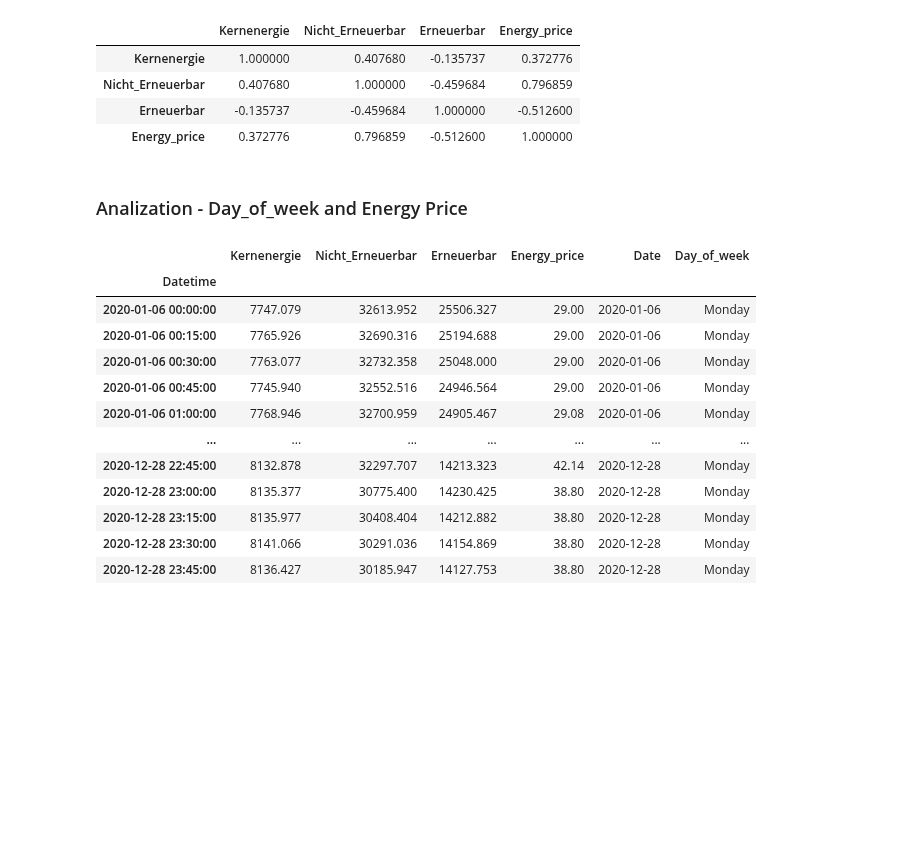
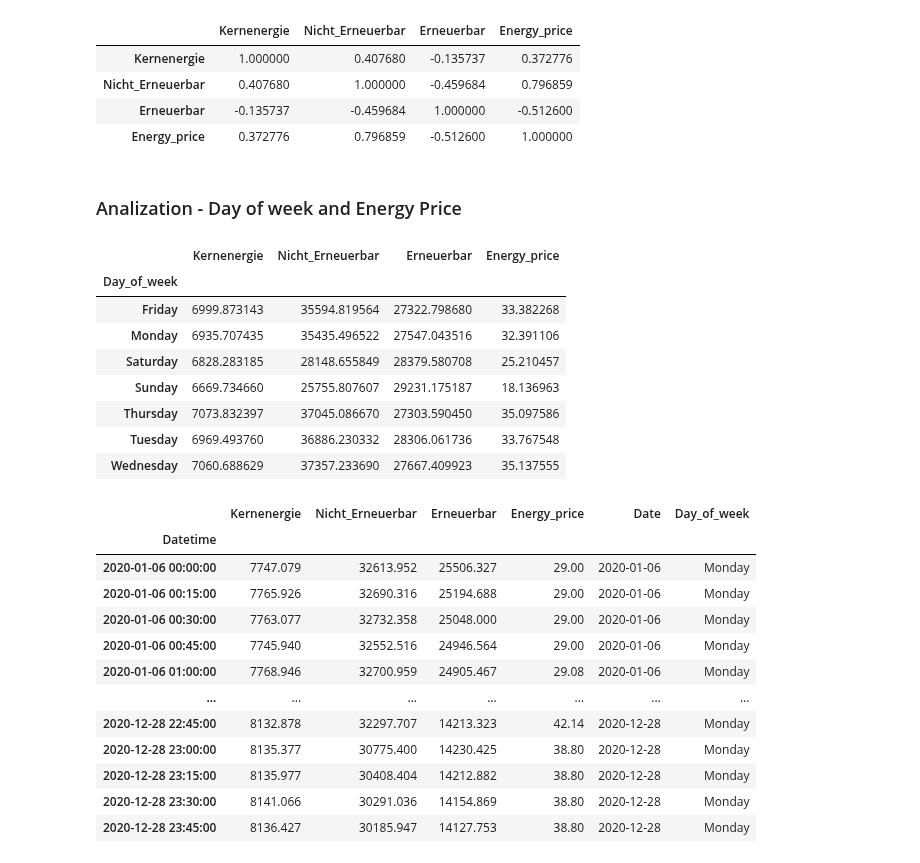
Before and after one commit to M-123-456/team-6-energy-costs, a Jupyter notebook: first_notebook.ipynb, the cells around one changed output. Drawn from its saved outputs; the diff is of its cells as text; code cells hidden in the pictures; blank space fills up the shorter version.

```diff
--- a/first_notebook.ipynb
+++ b/first_notebook.ipynb
@@ -89,10 +89,21 @@ energy_df.loc[:,['Kernenergie', 'Nicht_Erneuerbar', 'Erneuerbar', 'Energy_price'
 | Erneuerbar | -0.135737 | -0.459684 | 1.000000 | -0.512600 |
 | Energy_price | 0.372776 | 0.796859 | -0.512600 | 1.000000 |
 # %% [markdown]
-### Analization - Day_of_week and Energy Price
+### Analization - Day of week and Energy Price
 # %%
 # Name dataframe grouped by weekeday
 grp_day_of_week = energy_df.groupby(['Day_of_week'])
+grp_day_of_week.mean()
+# %% [output]
+|  | Kernenergie | Nicht_Erneuerbar | Erneuerbar | Energy_price |
+| Day_of_week |  |  |  |  |
+| Friday | 6999.873143 | 35594.819564 | 27322.798680 | 33.382268 |
+| Monday | 6935.707435 | 35435.496522 | 27547.043516 | 32.391106 |
+| Saturday | 6828.283185 | 28148.655849 | 28379.580708 | 25.210457 |
+| Sunday | 6669.734660 | 25755.807607 | 29231.175187 | 18.136963 |
+| Thursday | 7073.832397 | 37045.086670 | 27303.590450 | 35.097586 |
+| Tuesday | 6969.493760 | 36886.230332 | 28306.061736 | 33.767548 |
+| Wednesday | 7060.688629 | 37357.233690 | 27667.409923 | 35.137555 |
 # %%
 monday = grp_day_of_week.get_group('Monday')
 monday
```
Also changed, not shown: parts of 2 cells of this notebook, 1 other file.
